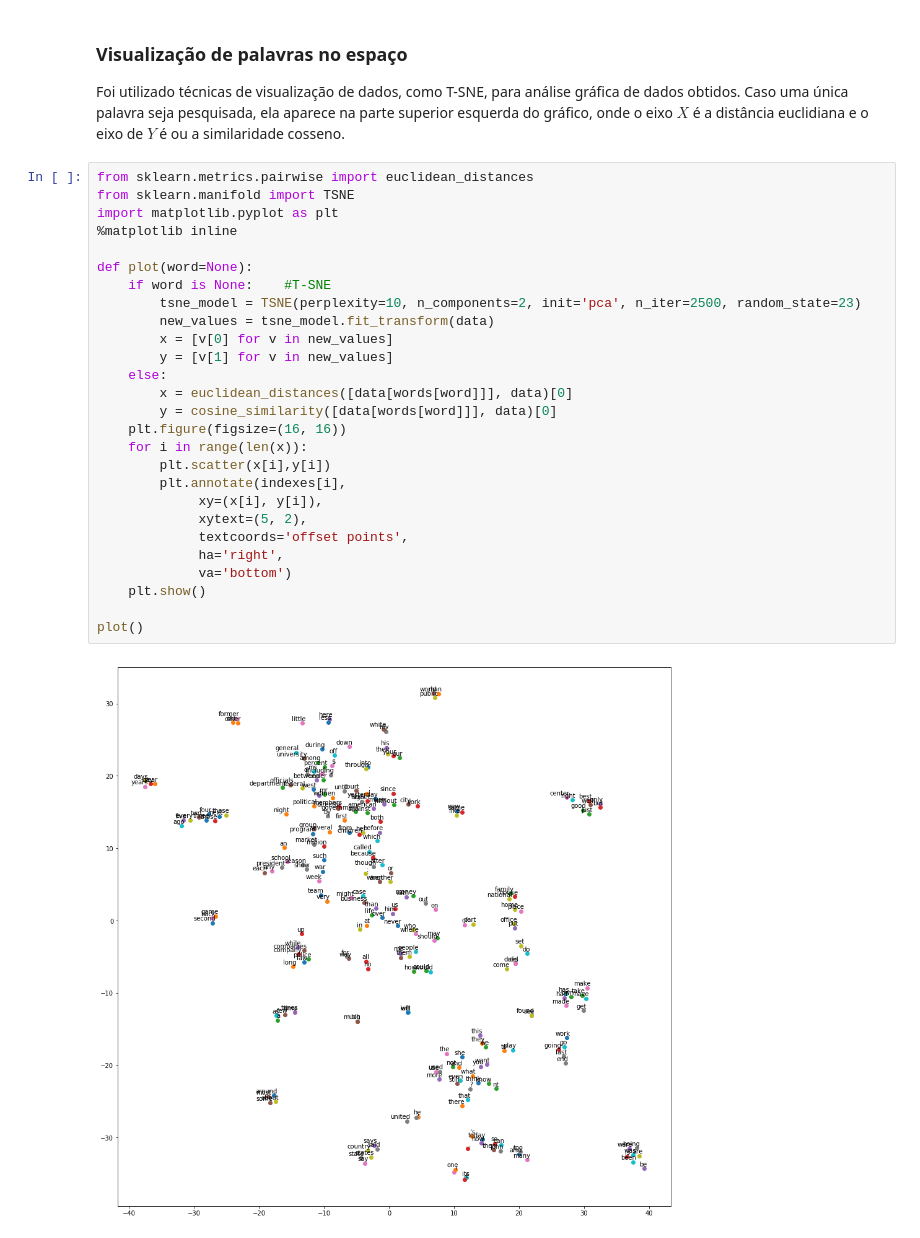
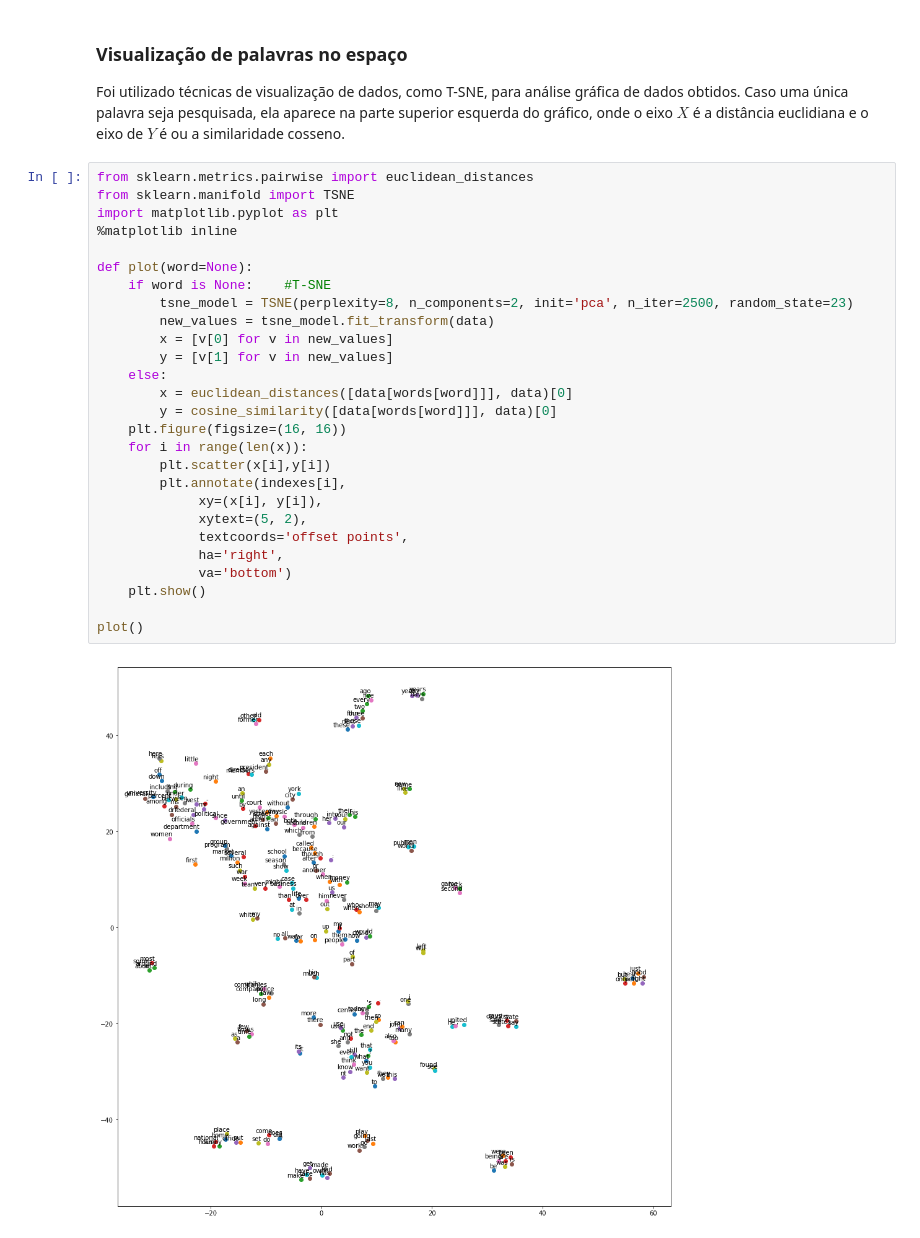
Before and after one commit to Lucas-Rufino/wordSpace, a Jupyter notebook: wordSpace.ipynb, the cells around one changed output. Drawn from its saved outputs; the diff is of its cells as text.

```diff
--- a/wordSpace.ipynb
+++ b/wordSpace.ipynb
@@ -372,32 +372,32 @@ Foi utilizado técnicas de visualização de dados, como T-SNE, para análise gr
 # %%
 from sklearn.metrics.pairwise import euclidean_distances
 from sklearn.manifold import TSNE
 import matplotlib.pyplot as plt
 %matplotlib inline
 
 def plot(word=None):
     if word is None:    #T-SNE
-        tsne_model = TSNE(perplexity=10, n_components=2, init='pca', n_iter=2500, random_state=23)
+        tsne_model = TSNE(perplexity=8, n_components=2, init='pca', n_iter=2500, random_state=23)
         new_values = tsne_model.fit_transform(data)
         x = [v[0] for v in new_values]
         y = [v[1] for v in new_values]
     else:
         x = euclidean_distances([data[words[word]]], data)[0]
         y = cosine_similarity([data[words[word]]], data)[0]
     plt.figure(figsize=(16, 16))
     for i in range(len(x)):
         plt.scatter(x[i],y[i])
         plt.annotate(indexes[i],
              xy=(x[i], y[i]),
              xytext=(5, 2),
              textcoords='offset points',
              ha='right',
              va='bottom')
     plt.show()
 
 plot()
 # %% [output]
-[figure, old version]
+[figure, new version]
 # %%
 plot('day')
 # %% [output]
```
Also changed, not shown: parts of 10 cells of this notebook.
